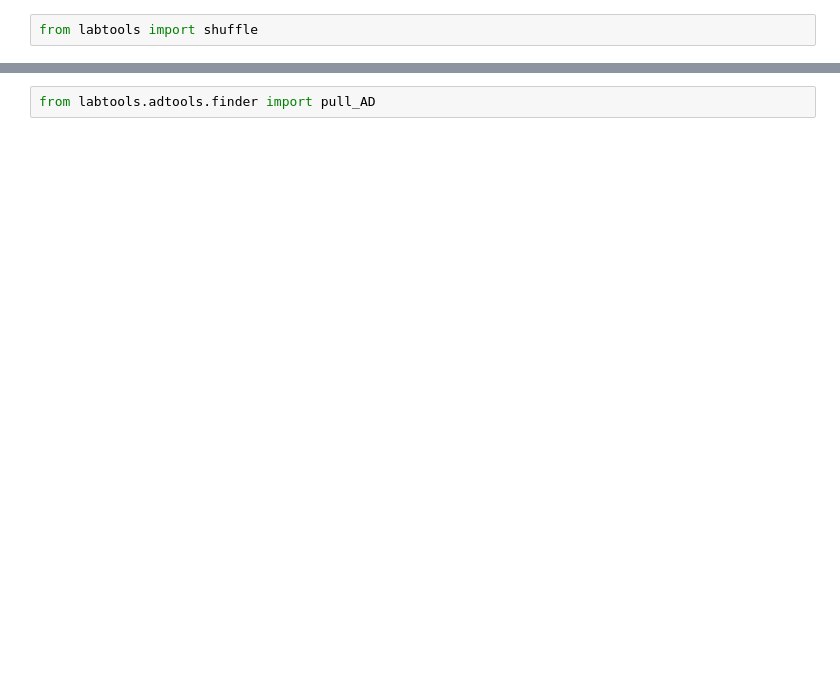
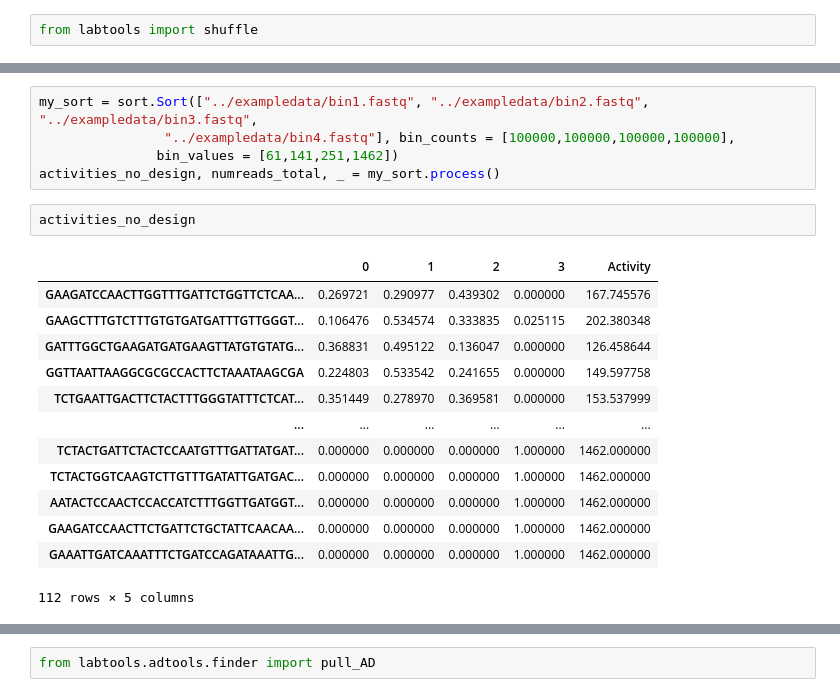
Before and after one commit to staller-lab/labtools, a Jupyter notebook: docs/_build/jupyter_execute/example.ipynb, the cells around one changed output, grey strips where cells are left out. Drawn from its saved outputs; the diff is of its cells as text; blank space fills up the shorter version.

```diff
--- a/docs/_build/jupyter_execute/example.ipynb
+++ b/docs/_build/jupyter_execute/example.ipynb
@@ -35,0 +118,21 @@ from labtools.adtools import seqlib
+# %%
+my_sort = sort.Sort(["../exampledata/bin1.fastq", "../exampledata/bin2.fastq", "../exampledata/bin3.fastq",
+                "../exampledata/bin4.fastq"], bin_counts = [100000,100000,100000,100000],
+               bin_values = [61,141,251,1462])
+activities_no_design, numreads_total, _ = my_sort.process()
+# %%
+activities_no_design
+# %% [output]
+|  | 0 | 1 | 2 | 3 | Activity |
+| GAAGATCCAACTTGGTTTGATTCTGGTTCTCAA... | 0.269721 | 0.290977 | 0.439302 | 0.000000 | 167.745576 |
+| GAAGCTTTGTCTTTGTGTGATGATTTGTTGGGT... | 0.106476 | 0.534574 | 0.333835 | 0.025115 | 202.380348 |
+| GATTTGGCTGAAGATGATGAAGTTATGTGTATG... | 0.368831 | 0.495122 | 0.136047 | 0.000000 | 126.458644 |
+| GGTTAATTAAGGCGCGCCACTTCTAAATAAGCGA | 0.224803 | 0.533542 | 0.241655 | 0.000000 | 149.597758 |
+| TCTGAATTGACTTCTACTTTGGGTATTTCTCAT... | 0.351449 | 0.278970 | 0.369581 | 0.000000 | 153.537999 |
+| ... | ... | ... | ... | ... | ... |
+| TCTACTGATTCTACTCCAATGTTTGATTATGAT... | 0.000000 | 0.000000 | 0.000000 | 1.000000 | 1462.000000 |
+| TCTACTGGTCAAGTCTTGTTTGATATTGATGAC... | 0.000000 | 0.000000 | 0.000000 | 1.000000 | 1462.000000 |
+| AATACTCCAACTCCACCATCTTTGGTTGATGGT... | 0.000000 | 0.000000 | 0.000000 | 1.000000 | 1462.000000 |
+| GAAGATCCAACTTCTGATTCTGCTATTCAACAA... | 0.000000 | 0.000000 | 0.000000 | 1.000000 | 1462.000000 |
+| GAAATTGATCAAATTTCTGATCCAGATAAATTG... | 0.000000 | 0.000000 | 0.000000 | 1.000000 | 1462.000000 |
+112 rows × 5 columns
```
Also changed, not shown: parts of 33 cells of this notebook, 12 other files.
